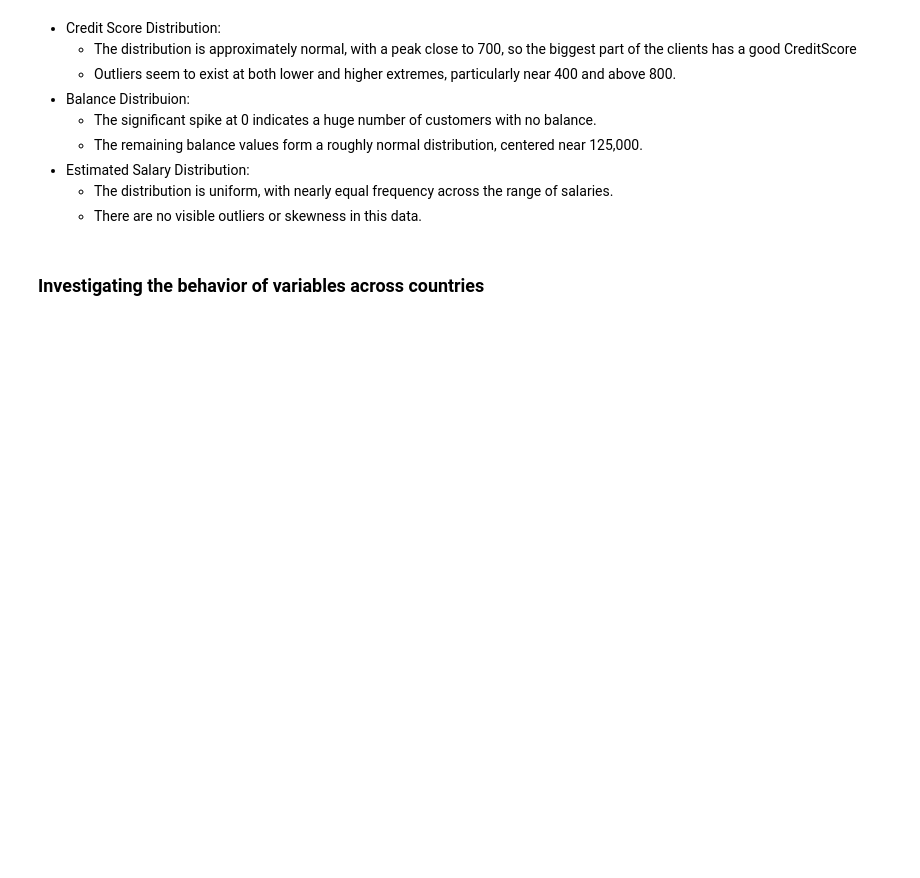
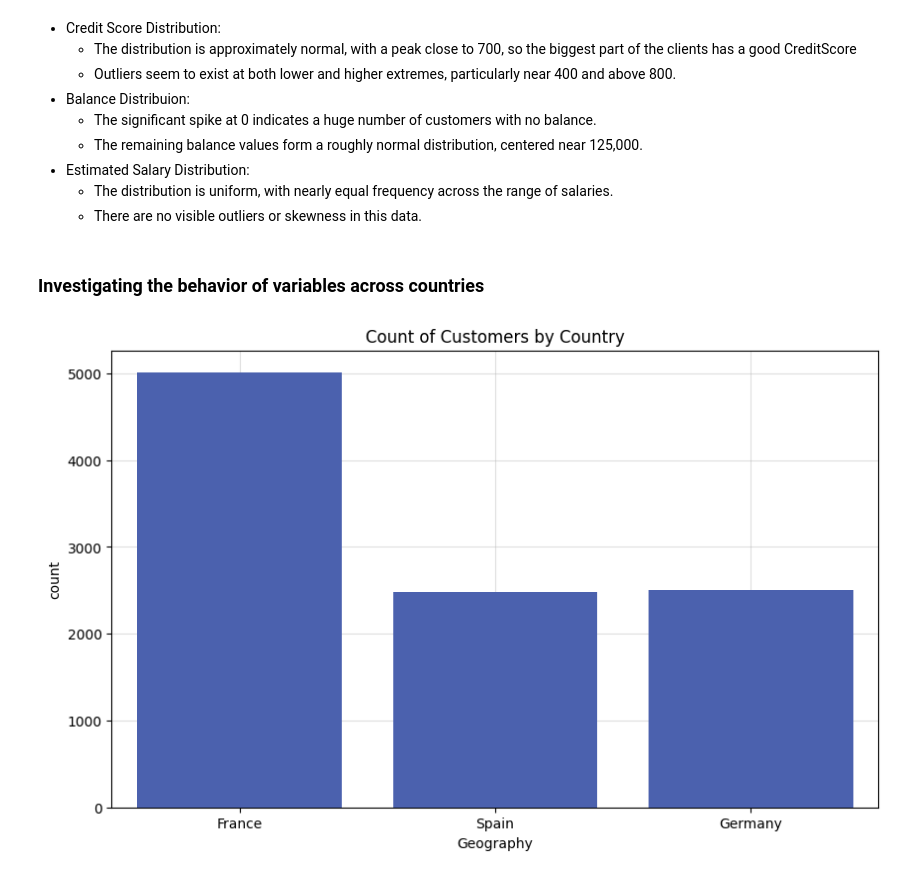
Before and after one commit to davirpp/Desafio-DS-Indicium, a Jupyter notebook: eda.ipynb, the cells around one changed output. Saved outputs shown, nothing was run; the diff lists cells and outputs as text; code cells hidden in the pictures; blank space fills up the shorter version.

Commit message:
Adding country analysis

```diff
--- a/eda.ipynb
+++ b/eda.ipynb
@@ -182,3 +182,11 @@ plt.show()
   * There are no visible outliers or skewness in this data.
 # %% [markdown]
 ### Investigating the behavior of variables across countries
+# %%
+plt.figure(figsize=(10, 6))
+sns.countplot(data=df, x='Geography', color='#3a58bf', zorder=10)
+plt.title('Count of Customers by Country')
+plt.grid(alpha=.4, zorder=-10)
+plt.show()
+# %% [output]
+[figure, added]
```
Also changed, not shown: parts of 2 cells of this notebook.
